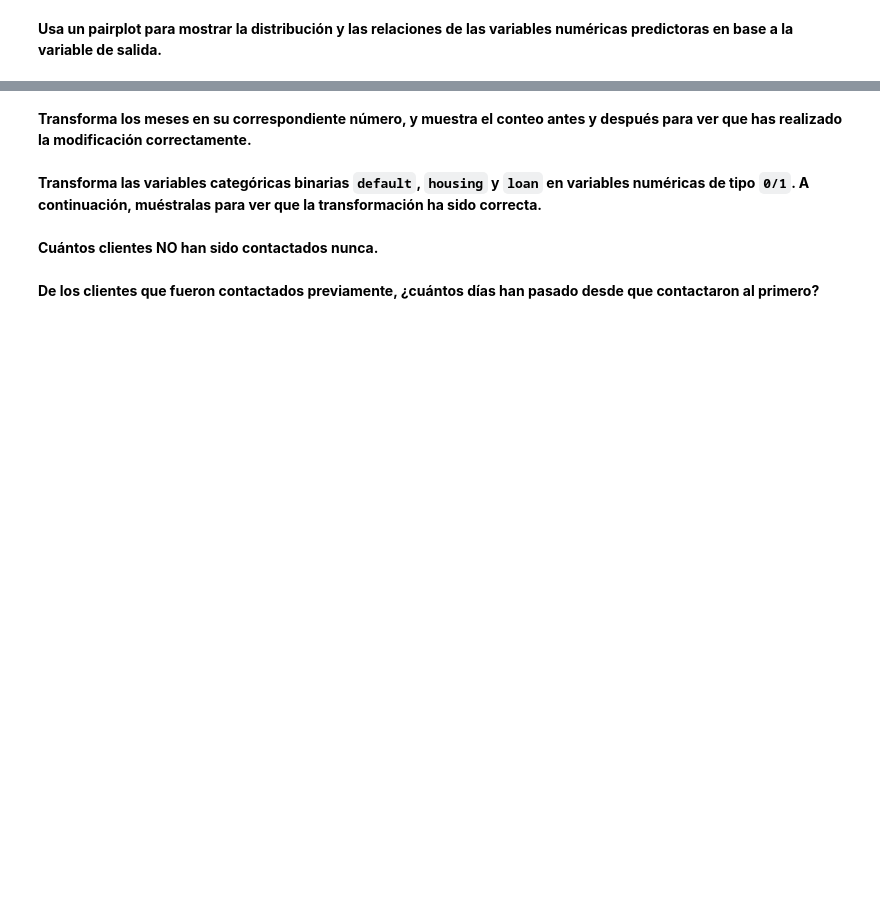
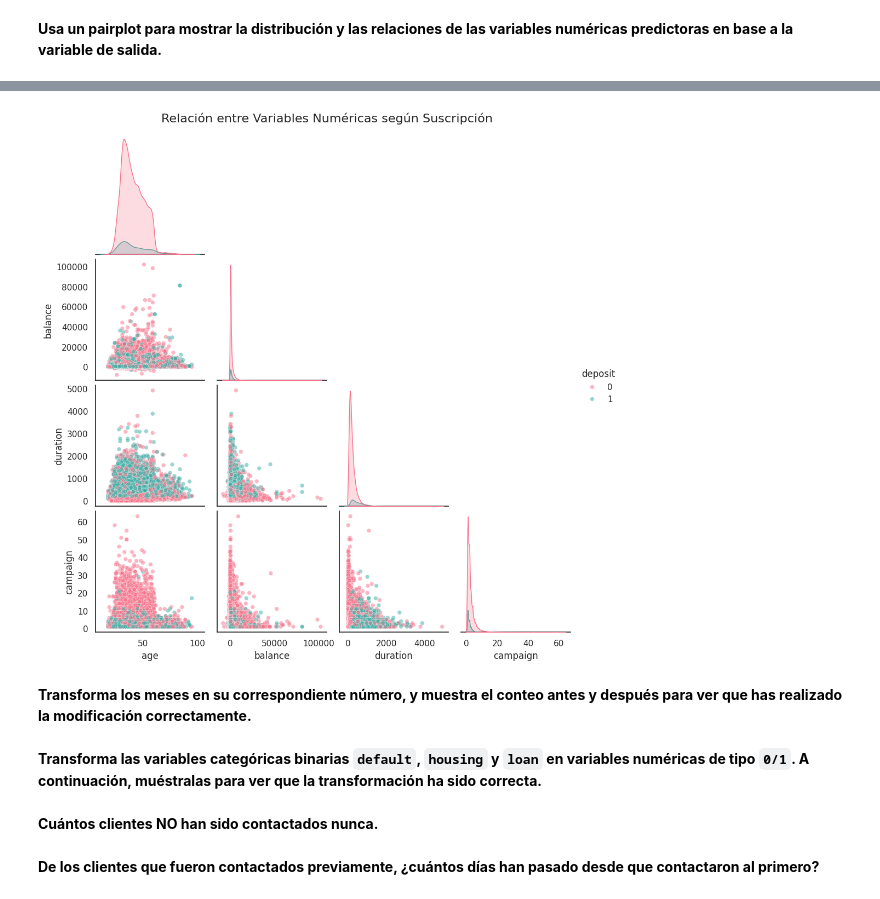
Before and after one commit to financieras/saturdays_ai, a Jupyter notebook: ML_S1_Intro_challenge_v1_1.ipynb, the cells around one changed output, grey strips where cells are left out. Drawn from its saved outputs; the diff is of its cells as text; code cells hidden in the pictures; blank space fills up the shorter version.

```diff
--- a/ML_S1_Intro_challenge_v1_1.ipynb
+++ b/ML_S1_Intro_challenge_v1_1.ipynb
@@ -272,3 +407,25 @@ Name: count, dtype: int64
+# %%
+import seaborn as sns
+import matplotlib.pyplot as plt
+
+# 1. Seleccionamos las variables numéricas más representativas + la variable objetivo
+cols_interes = ['age', 'balance', 'duration', 'campaign', 'deposit']
+
+# 2. Creamos el pairplot
+# 'hue' diferencia los colores según si contrataron o no el depósito
+# 'corner=True' elimina la mitad superior duplicada para que sea más claro
+# 'plot_kws' ajusta el tamaño y transparencia de los puntos
+g = sns.pairplot(bank_data[cols_interes],
+                 hue='deposit',
+                 palette='husl',
+                 corner=True,
+                 diag_kind='kde',
+                 plot_kws={'alpha': 0.5, 's': 30})
+
+g.fig.suptitle('Relación entre Variables Numéricas según Suscripción', fontsize=16, y=1.02)
+plt.show()
+# %% [output]
+[figure, added]
 # %% [markdown]
 **Transforma los meses en su correspondiente número, y muestra el conteo antes y después para ver que has realizado la modificación correctamente.**
 # %% [markdown]
```
Also changed, not shown: parts of 17 cells of this notebook.
